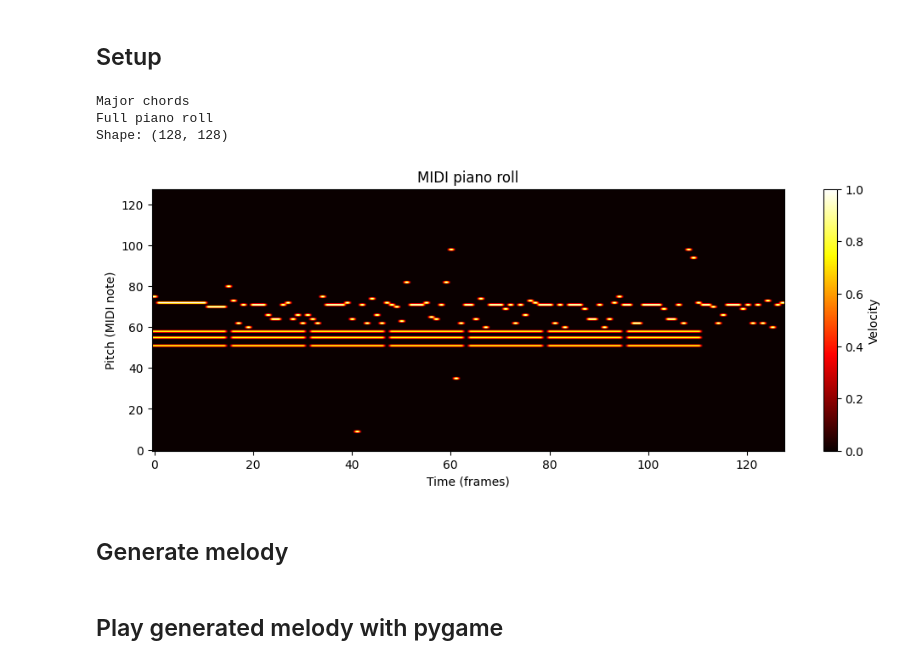
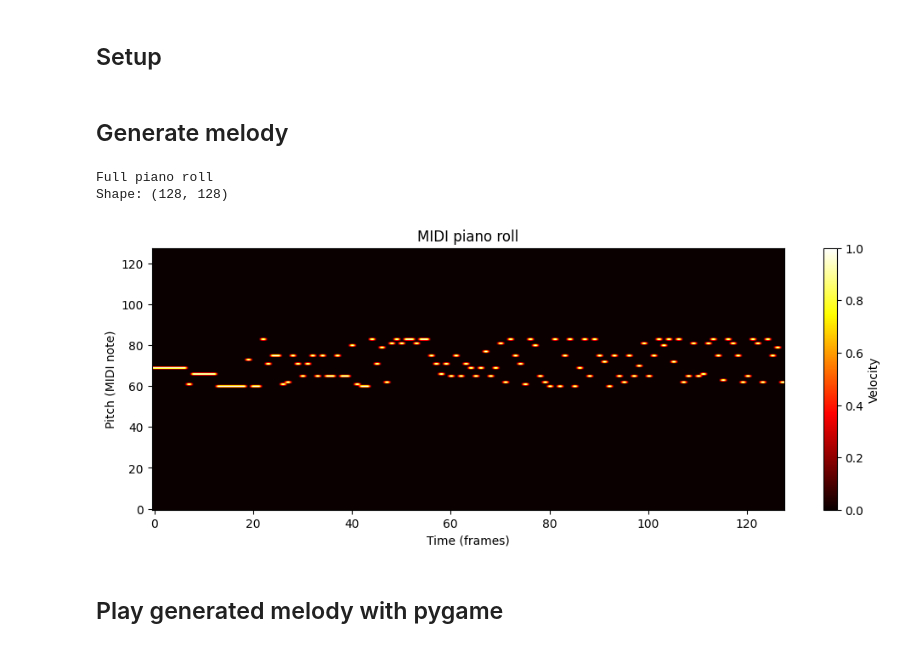
Before and after one commit to Ultimi-Sumiti/GAN_Music_Generator, a Jupyter notebook: tester_model_v3.ipynb, the cells around one changed output. Cells and saved outputs as stored; diff of their text form; code cells hidden in the pictures.

```diff
--- a/tester_model_v3.ipynb
+++ b/tester_model_v3.ipynb
@@ -103,7 +125,7 @@ def decoding_chord(bars, chord_0):
 # %%
 
-# Generate a melody accompanied of chords
-def generate_melody_and_chords(model, n_bars, dataset, verbose=False):
+# Generate a melody that in future processing can be accompanied with chords
+def generate_melody_v3(model, n_bars, dataset, verbose=False):
 # Set model in evaluation.
     model.eval()
     model = model.cpu()
@@ -139,28 +161,10 @@ def generate_melody_and_chords(model, n_bars, dataset, verbose=False):
     # Processing to add in a specific way the coding of the chord for each bar
     #chord_0 = torch.zeros((1,13,1,1), dtype=int)
     #chord_0[0,1,0,0] = 1
-    decoding_chord(bars,chord_0)
 
-    # Convert bars in numpy array.
-    bars_numpy = []
-    for bar in bars:
-        bar = bar.squeeze(0, 1).detach().numpy()
-        bars_numpy.append(bar)
+    pm = bars_to_piano_roll(bars,verbose)
 
-    # Create the full piano roll.
-    full_piano_roll = np.hstack([bar for bar in bars_numpy])
-    if verbose:
-        print("Full piano roll")
-        print("Shape:", full_piano_roll.shape)
-        show_piano_roll(full_piano_roll)
-
-    # Multiply by 50.
-    full_piano_roll *= 50
-
-    # Create midi file.
-    pm = piano_roll_to_pretty_midi(full_piano_roll, fs=8)
-
-    return pm
+    return pm, bars, chord_0
 
     # for i in range(b.shape[2] - 1 - offset, b.shape[2] - 1 - offset - 12, -1):
     #     for j in range(b.shape[3] - 1 - 8):
@@ -169,15 +173,14 @@ def generate_melody_and_chords(model, n_bars, dataset, verbose=False):
     #         if i - comparison_offset == selected_chord[0] or i - comparison_offset == selected_chord[1] or i - comparison_offset == selected_chord[2]:
     #
     #             b[0,0,i,j] = 0.6
-# %% [output]
-Major chords
-Full piano roll
-Shape: (128, 128)
-[figure, removed]
 # %% [markdown]
 ## Generate melody
 # %%
-melody_pm = generate_melody_and_chords(model, n_bars=8, dataset=dataset, verbose=True)
+melody_pm_tryal, bars, chord_0 = generate_melody_v3(model, n_bars=8, dataset=dataset, verbose=True)
+# %% [output]
+Full piano roll
+Shape: (128, 128)
+[figure, added]
 # %% [markdown]
 ## Play generated melody with pygame
 # %%
```
Also changed, not shown: parts of 8 cells of this notebook, 2 other files.
